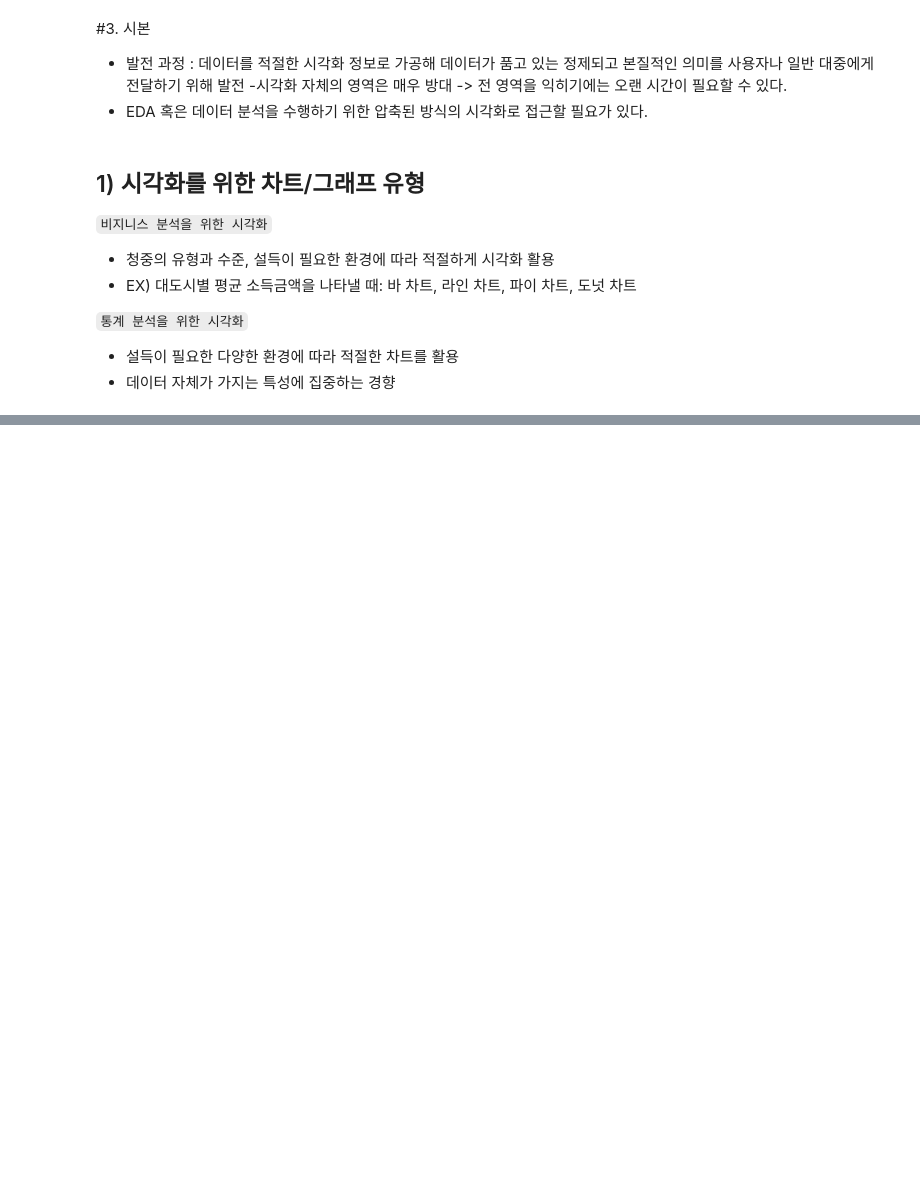
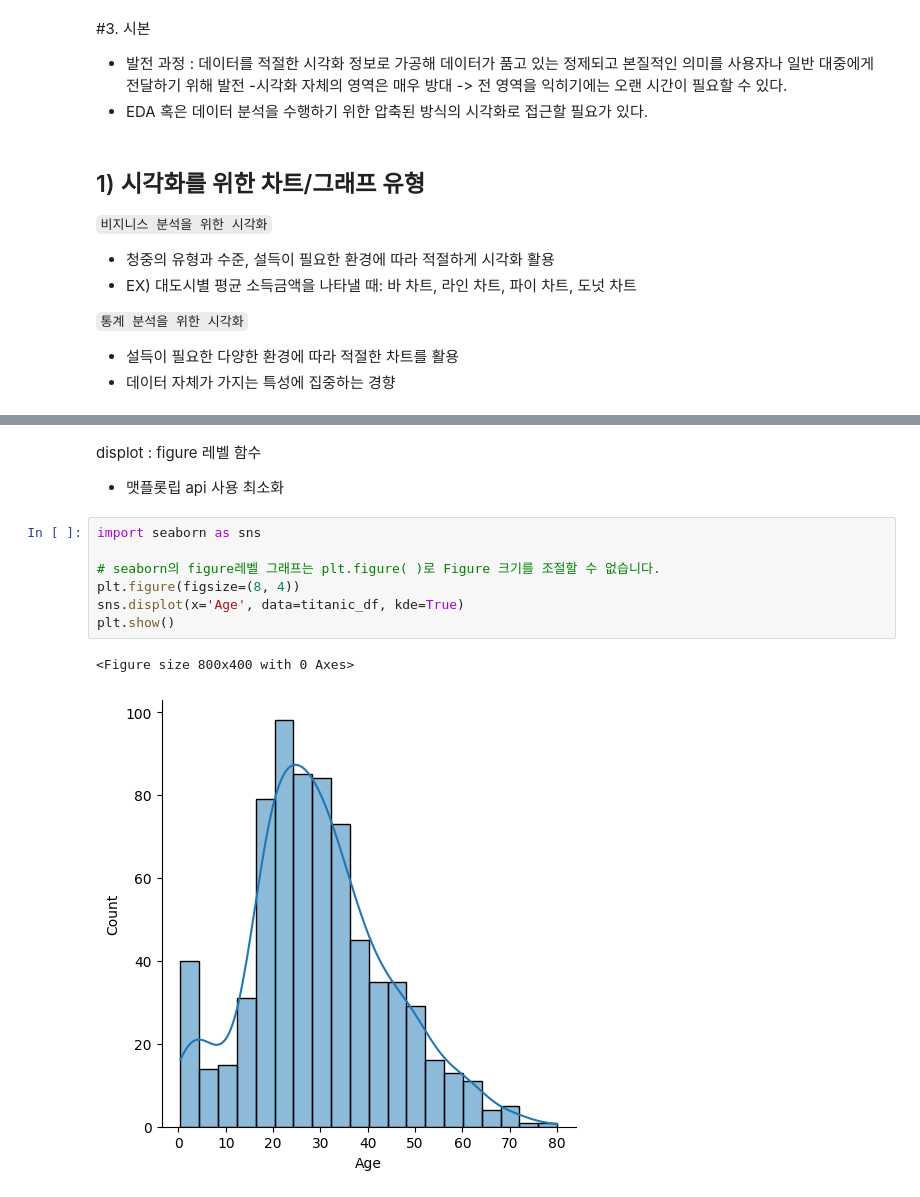
Before and after one commit to taehi5/Esaa_YB, a Jupyter notebook: ESAA_YB_Week2_02.ipynb, the cells around one changed output, grey strips where cells are left out. Drawn from its saved outputs; the diff is of its cells as text; blank space fills up the shorter version.

```diff
--- a/ESAA_YB_Week2_02.ipynb
+++ b/ESAA_YB_Week2_02.ipynb
@@ -16,0 +55,13 @@
+# %% [markdown]
+displot : figure 레벨 함수
+- 맷플롯립 api 사용 최소화
+# %%
+import seaborn as sns
+
+# seaborn의 figure레벨 그래프는 plt.figure( )로 Figure 크기를 조절할 수 없습니다.
+plt.figure(figsize=(8, 4))
+sns.displot(x='Age', data=titanic_df, kde=True)
+plt.show()
+# %% [output]
+<Figure size 800x400 with 0 Axes>
+[figure, added]
```
Also changed, not shown: parts of 64 cells of this notebook.
